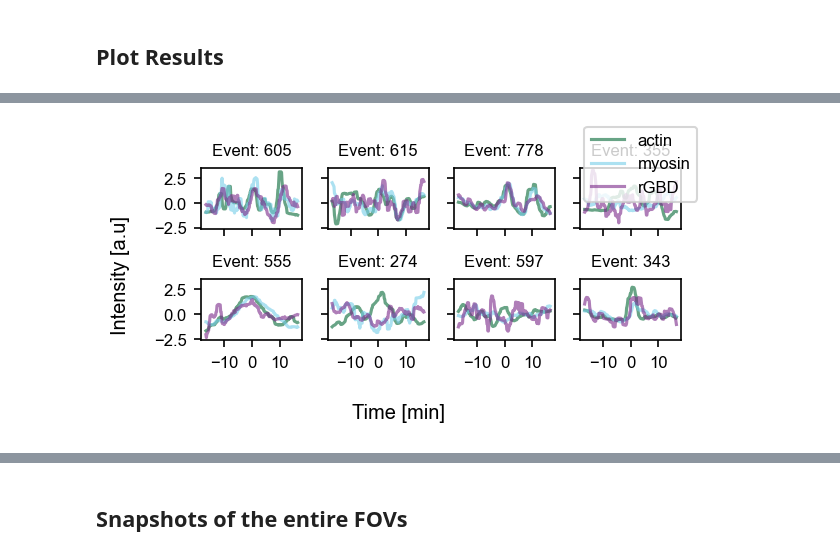
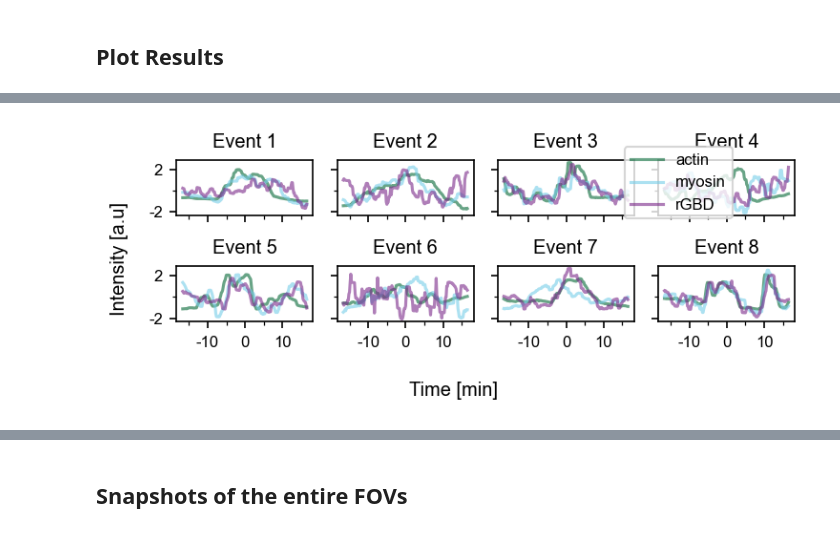
Before and after one commit to pertzlab/ARCOSpx-publication, a Jupyter notebook: scripts/4_polymerization_wave/polymerization_wave_tracking.ipynb, the cells around one changed output, grey strips where cells are left out. Drawn from its saved outputs; the diff is of its cells as text; code cells hidden in the pictures.

Commit message:
update wave tracking notebook

```diff
--- a/scripts/4_polymerization_wave/polymerization_wave_tracking.ipynb
+++ b/scripts/4_polymerization_wave/polymerization_wave_tracking.ipynb
@@ -71,8 +87,8 @@ cmap = CyclicLabelColormap(
     cyclic=True,
 )
 # %%
-DIR_CORE = "4_polymerization_wave"
-DIR_IN = os.path.join(DIR_CORE, "input-data")
+DIR_CORE = "4_polymerization_wave" # set this to the directory where the data is stored
+DIR_IN = os.path.join(DIR_CORE, "raw")
 DIR_OUT_DATA = os.path.join(DIR_CORE, "output-data")
 DIR_OUT_PLOT = os.path.join(DIR_CORE, "output-plots")
 DIR_OUT_VIDEO = os.path.join(DIR_CORE, "output-videos")
@@ -542,9 +561,8 @@ binned_actin_alot = blockwise_median(actin_corrected, (1, 2, 2))
 # %%
 all_masks = []
 
-# model = models.Cellpose(gpu=True, model_type='cyto3')
 model = models.CellposeModel(gpu=True, pretrained_model=os.path.join(DIR_MISC, "CP_20250220_183443"))
-for idx, i in enumerate(actin_corrected):
+for idx, i in tqdm(enumerate(actin_corrected), total=len(actin_corrected)):
     masks = model.eval(i, channels=[0, 0])[0]
     all_masks.append(masks)
 
@@ -770,10 +797,10 @@ io.imsave(os.path.join(DIR_OUT_DATA, "lifeact_rgb.tif"), rgb_lifeact)
 # Extract windowed intensity values for all channels
 # %%
 # load the data using os.path.join
-actin_corrected = io.imread(os.path.join(DIR_CORE, DIR_OUT_DATA, "actin_corrected.tif"))
-myosin_corrected = io.imread(os.path.join(DIR_CORE, DIR_OUT_DATA, "myosin_corrected.tif"))
-rGBD_corrected = io.imread(os.path.join(DIR_CORE, DIR_OUT_DATA, "rGBD_corrected.tif"))
-events_upscaled = io.imread(os.path.join(DIR_CORE, DIR_OUT_DATA, "tracked_waves.tif"))
+actin_corrected = io.imread(os.path.join(DIR_OUT_DATA, "actin_corrected.tif"))
+myosin_corrected = io.imread(os.path.join(DIR_OUT_DATA, "myosin_corrected.tif"))
+rGBD_corrected = io.imread(os.path.join(DIR_OUT_DATA, "rGBD_corrected.tif"))
+events_upscaled = io.imread(os.path.join(DIR_OUT_DATA, "tracked_waves.tif"))
 # %%
 viewer = napari.Viewer()
 
@@ -798,8 +825,7 @@ with ProgressBar(total=len(event_ids)) as pb:
 # %%
 # Post-process the results, smooths, normalizes and detrends the intensities
 df = post_process_results(results_list, "detrended_intensities", filter_window_size=9)
-# subtract first frame from all frames in the frame column
-df["frame_count"] = df.groupby(["event_id"])["frame"].transform(lambda x: x - x.min())
 print("Number of events analyzed:", len(df["event_id"].unique()))
+print("Number of unique windows analyzed:", df.groupby(["event_id", "middle_frame"]).ngroups)
 df.head()
 # %% [output]
@@ -813,53 +840,52 @@ Number of events analyzed: 161
 # %% [markdown]
 ## Plot Results
 # %%
+import numpy as np
+import pandas as pd
+import matplotlib.pyplot as plt
+from matplotlib.ticker import MultipleLocator, FuncFormatter
+
 names = ["actin", "myosin", "rGBD"]
 colors = ["#046735", "#76CDE8", "#7A2989"]
 
 # Sample a random set of rows from the DataFrame
-unique_combinations = df["event_id"].drop_duplicates().sample(n=50, random_state=42)
+unique_combinations = df["event_id"].drop_duplicates().sample(n=8, random_state=0)
 
-# Create a 4x4 grid of plots
-fig, axes = plt.subplots(2, 4, figsize=(4, 2), sharex=True, sharey=True, dpi=150)
+# Create a 2x4 grid of plots
+fig, axes = plt.subplots(2, 4, figsize=(5, 2), sharex=True, sharey=True, dpi=150)
 axes = axes.flatten()
 
-# Iterate over each unique combination and plot
 for i, (ax, row) in enumerate(zip(axes, unique_combinations)):
     # Filter the original DataFrame for the current combination
-    grp = df[(df["event_id"] == row)]
-    grp = grp[grp["middle_frame"] == grp["middle_frame"].sample(1, random_state=1337).iloc[0]]
+    grp = df[df["event_id"] == row]
+    grp = grp[grp["middle_frame"] == grp["middle_frame"].sample(1, random_state=0).iloc[0]]
 
-    # # Plot the data
-    ax.plot(
-        (grp["frame_count"] - WINDOW_SIZE) * SAMPLE_PERIOD_S / 60,
-        grp["intensity_mean-0"],
-        color=colors[0],
-        label=names[0],
-        alpha=0.6,
-    )
-    ax.plot(
-        (grp["frame_count"] - WINDOW_SIZE) * SAMPLE_PERIOD_S / 60,
-        grp["intensity_mean-1"],
-        color=colors[1],
-        label=names[1],
-        alpha=0.6,
-    )
-    ax.plot(
-        (grp["frame_count"] - WINDOW_SIZE) * SAMPLE_PERIOD_S / 60,
-        grp["intensity_mean-2"],
-        color=colors[2],
-        label=names[2],
-        alpha=0.6,
-    )
+    # Convert frames to minutes (already done inline)
+    time_in_minutes = (grp["window_frame"] - WINDOW_SIZE) * SAMPLE_PERIOD_S / 60
+
+    # Plot each channel
+    ax.plot(time_in_minutes, grp["intensity_mean-0"], color=colors[0], alpha=0.6, label=names[0])
+    ax.plot(time_in_minutes, grp["intensity_mean-1"], color=colors[1], alpha=0.6, label=names[1])
+    ax.plot(time_in_minutes, grp["intensity_mean-2"], color=colors[2], alpha=0.6, label=names[2])
 
     ax.set_title(f"Event: {row}", fontsize=8)
-    # ax.set_xlim(-WINDOW_SIZE*SAMPLE_PERIOD_S/2/60, WINDOW_SIZE*SAMPLE_PERIOD_S/2/60)
+
+# Apply integer-minute ticks on the shared x-axis
+for idx, ax in enumerate(axes):
+    ax.set_title(f"Event {idx + 1}")
+    ax.xaxis.set_major_locator(MultipleLocator(10))
+    ax.xaxis.set_minor_locator(MultipleLocator(5))
+    ax.xaxis.set_major_formatter(FuncFormatter(lambda x, pos: f"{int(x)}"))
+    ax.yaxis.set_major_locator(MultipleLocator(4, -2))
+    ax.yaxis.set_major_formatter(FuncFormatter(lambda x, pos: f"{int(x)}"))
+    ax.yaxis.set_minor_locator(MultipleLocator(4))
+
 
 fig.supylabel("Intensity [a.u]")
 fig.supxlabel("Time [min]")
-fig.legend(labels=names)
+fig.legend(labels=names, loc="upper right", bbox_to_anchor=(0.9, 0.92))
 
 plt.tight_layout()
-plt.savefig(os.path.join(DIR_CORE, DIR_OUT_PLOT, "sample_event.pdf"))
+plt.savefig(os.path.join(DIR_OUT_PLOT, "sample_event.svg"))
 plt.show()
 # %% [output]
@@ -883,4 +892,4 @@ INFO:fontTools.subset:name pruned
-[figure, old version]
+[figure, new version]
 # %%
 # Calculate mean, std, and SEM for each frame count
 channels = ["intensity_mean-0", "intensity_mean-1", "intensity_mean-2"]
```
Also changed, not shown: parts of 47 cells of this notebook.
